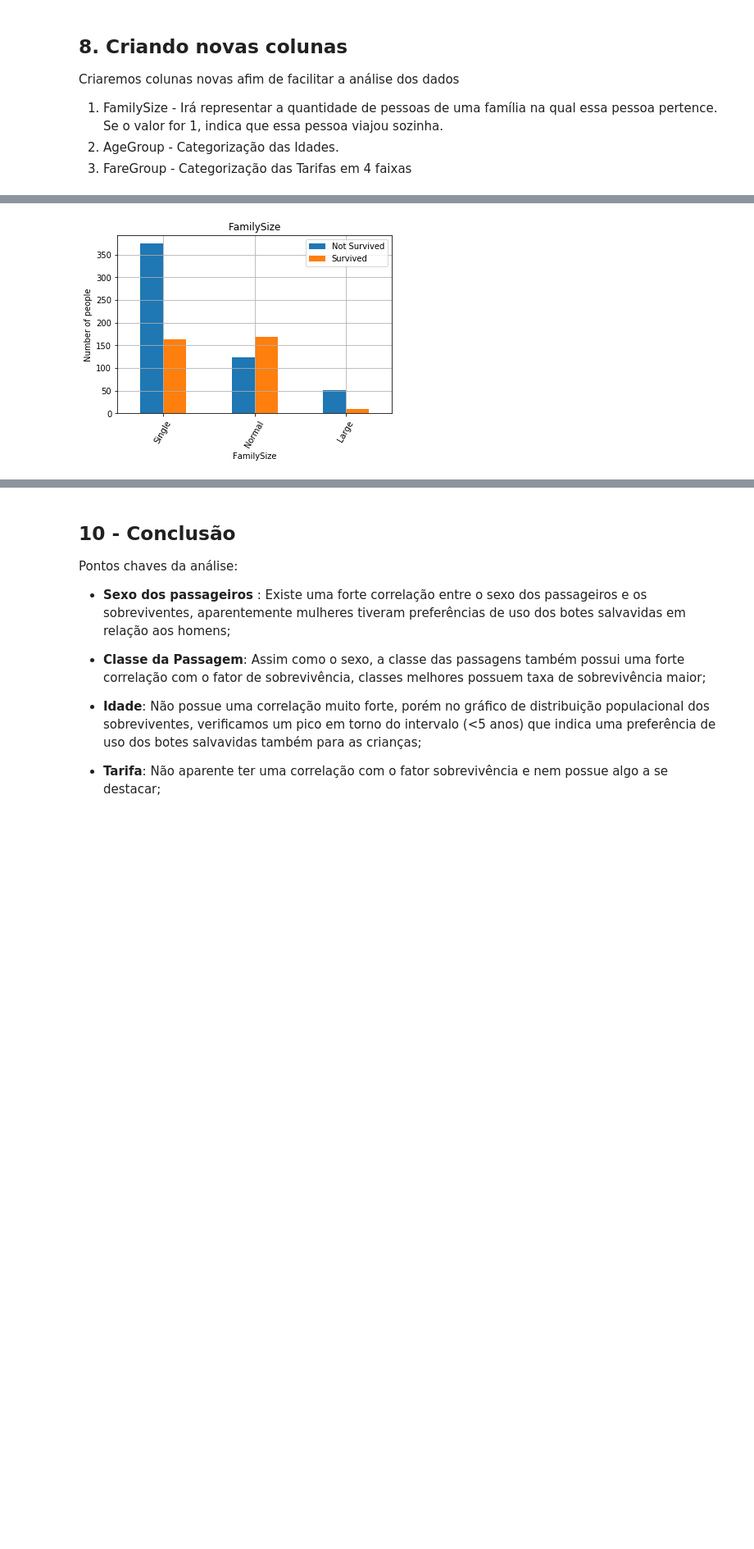
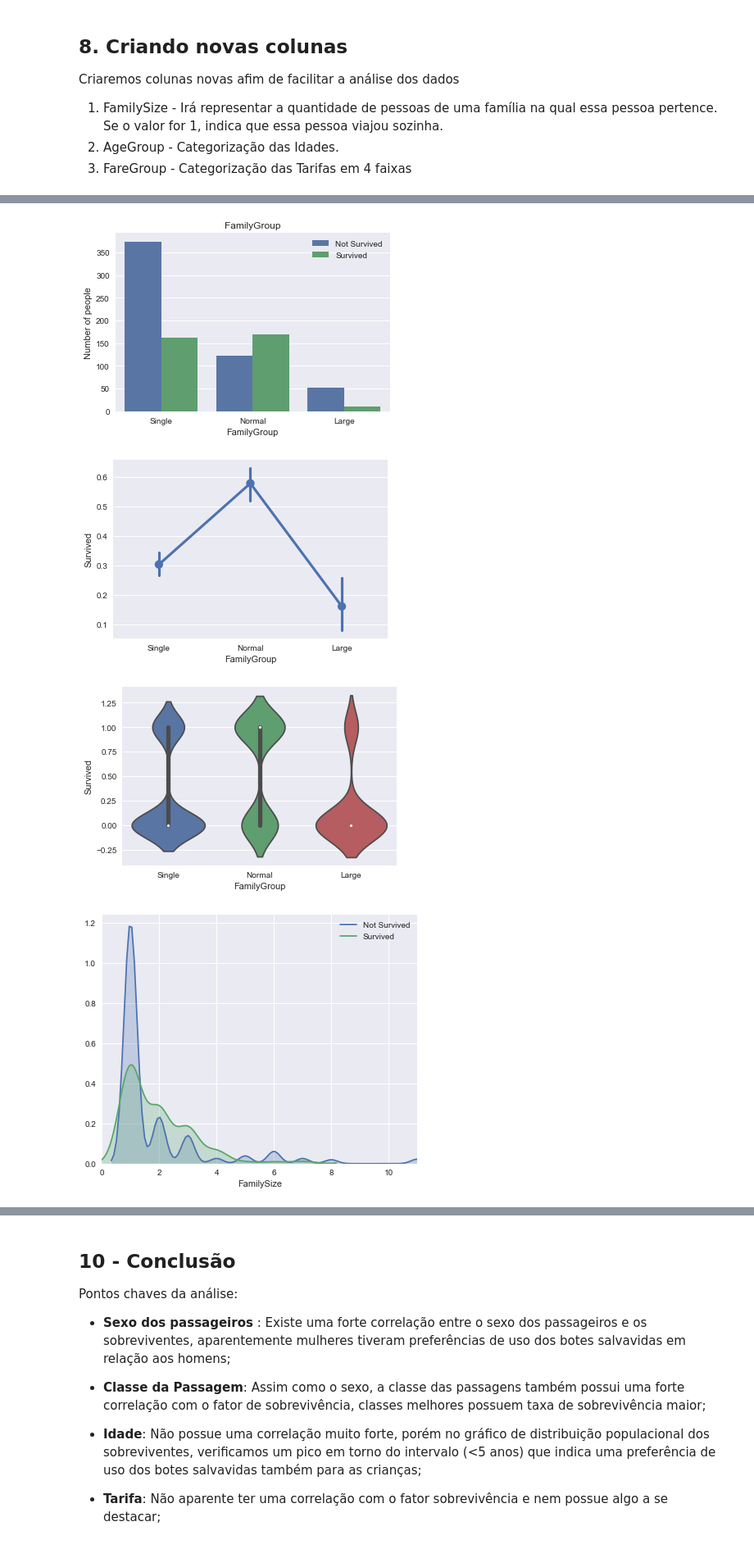
Before and after one commit to dmaiabjj/dsnd-project-titanic-survival, a Jupyter notebook: Fundamentos de Data Science I - Projeto Final.ipynb, the cells around one changed output, grey strips where cells are left out. Shown: that part at 82% size. Saved outputs shown, nothing was run; the diff lists cells and outputs as text; code cells hidden in the pictures; blank space fills up the shorter version.

```diff
--- a/Fundamentos de Data Science I - Projeto Final.ipynb
+++ b/Fundamentos de Data Science I - Projeto Final.ipynb
@@ -260,6 +328,17 @@ No gráfico vemos famílias de tamanho normal, de 2 até 4 integrantes foi a ún
 
 A tendência de sobrevivência é maior em famílias de tamanho normal, do que em famílias grandes ou até mesmo se a pessoa estivesse viajando sozinha.
-# %%
-generate_graph("FamilySize")
-# %% [output]
-[figure, removed]
+# %%
+independent = "FamilyGroup"
+bar(dependent,independent,passengers)
+point(dependent,independent,passengers)
+violin(dependent,independent,passengers)
+independent = "FamilySize"
+kde(dependent,independent,passengers)
+join(dependent,independent,passengers)
+swarm(independent,"FamilyGroup",dependent,passengers)
+box(independent,"FamilyGroup",dependent,passengers)
+# %% [output]
+[figure, added]
+[figure, added]
+[figure, added]
+[figure, added]
```
Also changed, not shown: parts of 24 cells of this notebook.
